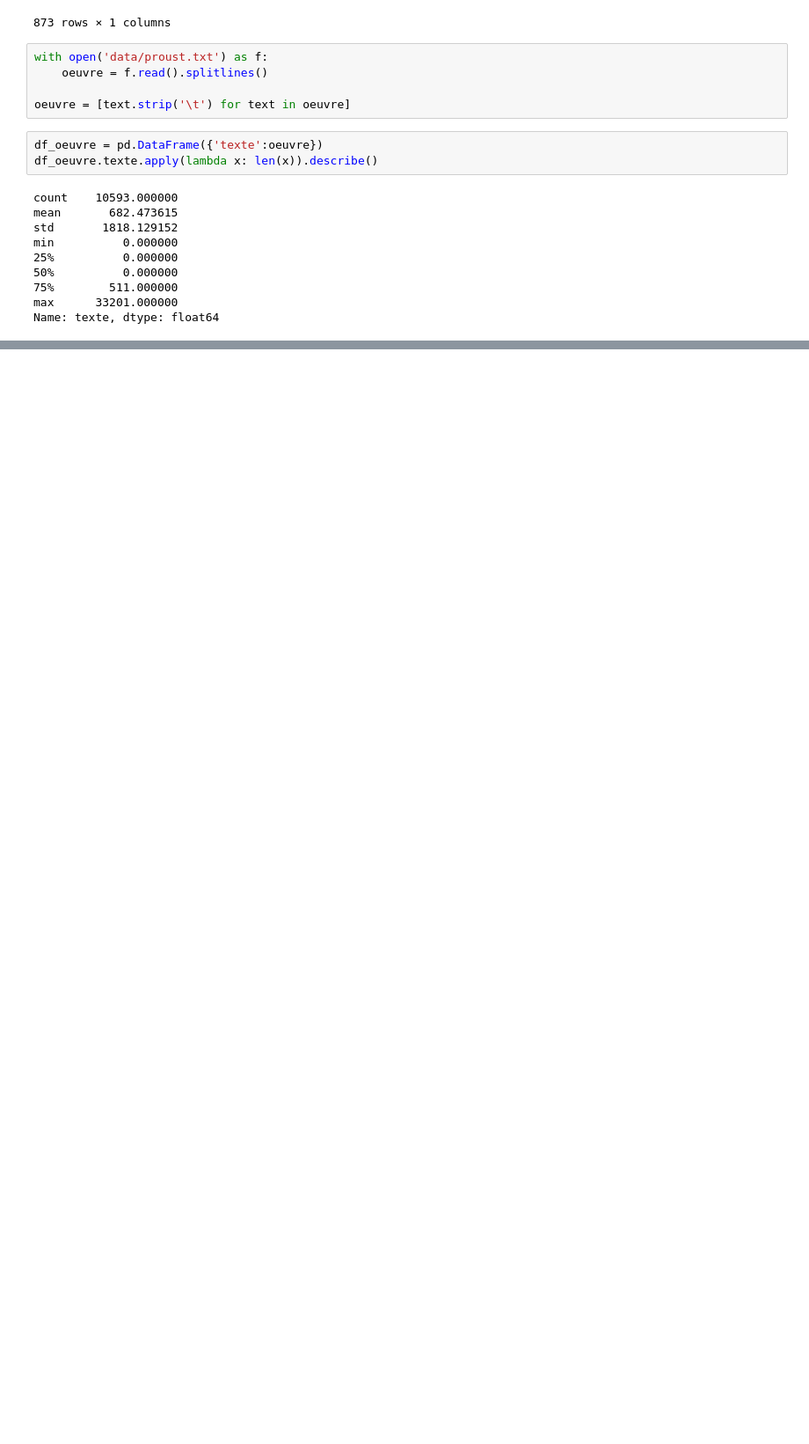
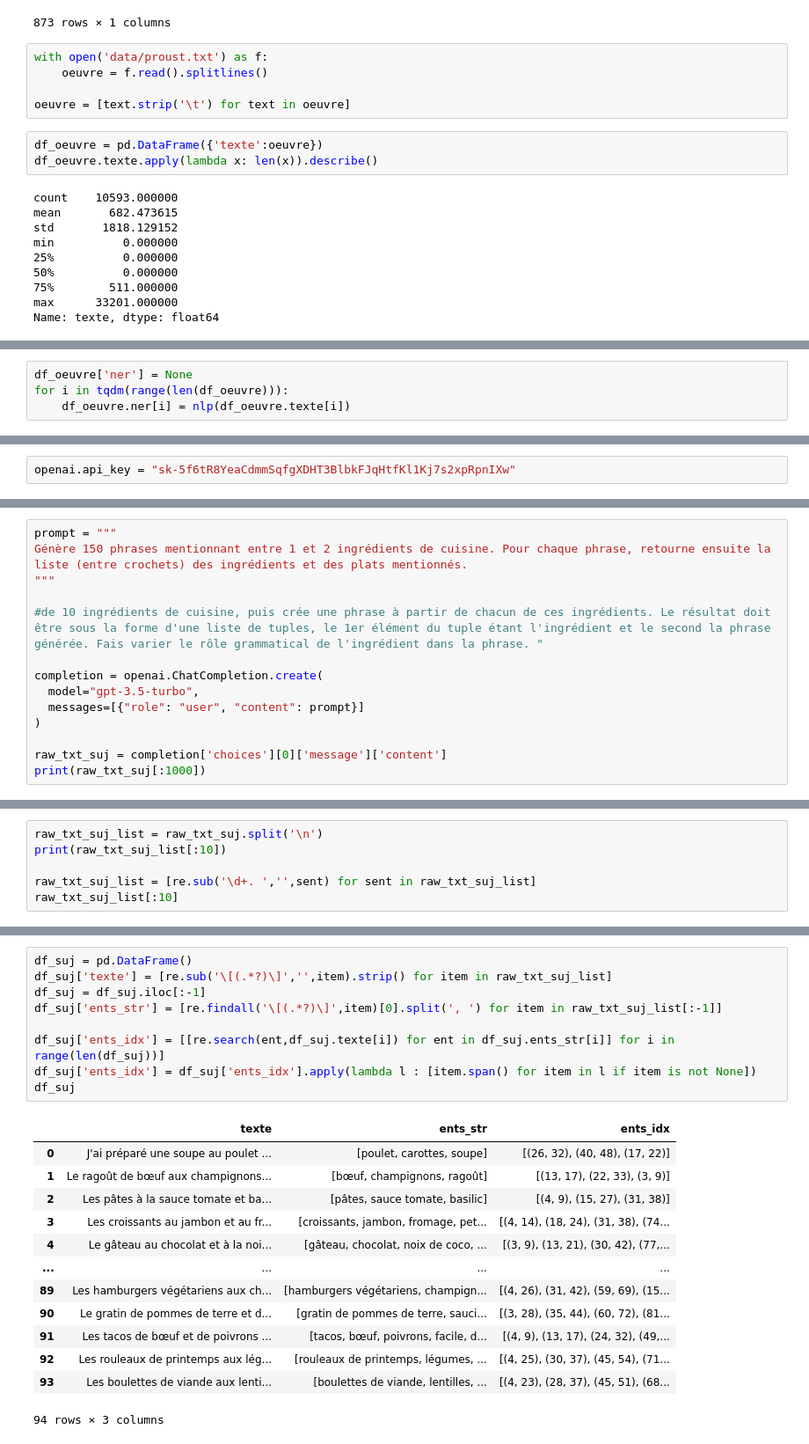
Before and after one commit to cthiounn/funathon2023_sujet6, a Jupyter notebook: Explo_yannis.ipynb, the cells around one changed output, grey strips where cells are left out. Shown at 88% size. Cells and saved outputs as stored; diff of their text form; blank space fills up the shorter version.

```diff
--- a/Explo_yannis.ipynb
+++ b/Explo_yannis.ipynb
@@ -69,0 +133,4 @@ Name: texte, dtype: float64
+# %%
+df_oeuvre['ner'] = None
+for i in tqdm(range(len(df_oeuvre))):
+    df_oeuvre.ner[i] = nlp(df_oeuvre.texte[i])
@@ -69,0 +139,2 @@ Name: texte, dtype: float64
+# %%
+openai.api_key = "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"
@@ -69,0 +197,14 @@ Name: texte, dtype: float64
+# %%
+prompt = """
+Génère 150 phrases mentionnant entre 1 et 2 ingrédients de cuisine. Pour chaque phrase, retourne ensuite la liste (entre crochets) des ingrédients et des plats mentionnés.
+"""
+
+#de 10 ingrédients de cuisine, puis crée une phrase à partir de chacun de ces ingrédients. Le résultat doit être sous la forme d'une liste de tuples, le 1er élément du tuple étant l'ingrédient et le second la phrase générée. Fais varier le rôle grammatical de l'ingrédient dans la phrase. "
+
+completion = openai.ChatCompletion.create(
+  model="gpt-3.5-turbo",
+  messages=[{"role": "user", "content": prompt}]
+)
+
+raw_txt_suj = completion['choices'][0]['message']['content']
+print(raw_txt_suj[:1000])
@@ -69,0 +255,6 @@ Name: texte, dtype: float64
+# %%
+raw_txt_suj_list = raw_txt_suj.split('\n')
+print(raw_txt_suj_list[:10])
+
+raw_txt_suj_list = [re.sub('\d+. ','',sent) for sent in raw_txt_suj_list]
+raw_txt_suj_list[:10]
@@ -69,0 +273,23 @@ Name: texte, dtype: float64
+# %%
+df_suj = pd.DataFrame()
+df_suj['texte'] = [re.sub('\[(.*?)\]','',item).strip() for item in raw_txt_suj_list]
+df_suj = df_suj.iloc[:-1]
+df_suj['ents_str'] = [re.findall('\[(.*?)\]',item)[0].split(', ') for item in raw_txt_suj_list[:-1]]
+
+df_suj['ents_idx'] = [[re.search(ent,df_suj.texte[i]) for ent in df_suj.ents_str[i]] for i in range(len(df_suj))]
+df_suj['ents_idx'] = df_suj['ents_idx'].apply(lambda l : [item.span() for item in l if item is not None])
+df_suj
+# %% [output]
+|  | texte | ents_str | ents_idx |
+| 0 | J'ai préparé une soupe au poulet ... | [poulet, carottes, soupe] | [(26, 32), (40, 48), (17, 22)] |
+| 1 | Le ragoût de bœuf aux champignons... | [bœuf, champignons, ragoût] | [(13, 17), (22, 33), (3, 9)] |
+| 2 | Les pâtes à la sauce tomate et ba... | [pâtes, sauce tomate, basilic] | [(4, 9), (15, 27), (31, 38)] |
+| 3 | Les croissants au jambon et au fr... | [croissants, jambon, fromage, pet... | [(4, 14), (18, 24), (31, 38), (74... |
+| 4 | Le gâteau au chocolat et à la noi... | [gâteau, chocolat, noix de coco, ... | [(3, 9), (13, 21), (30, 42), (77,... |
+| ... | ... | ... | ... |
+| 89 | Les hamburgers végétariens aux ch... | [hamburgers végétariens, champign... | [(4, 26), (31, 42), (59, 69), (15... |
+| 90 | Le gratin de pommes de terre et d... | [gratin de pommes de terre, sauci... | [(3, 28), (35, 44), (60, 72), (81... |
+| 91 | Les tacos de bœuf et de poivrons ... | [tacos, bœuf, poivrons, facile, d... | [(4, 9), (13, 17), (24, 32), (49,... |
+| 92 | Les rouleaux de printemps aux lég... | [rouleaux de printemps, légumes, ... | [(4, 25), (30, 37), (45, 54), (71... |
+| 93 | Les boulettes de viande aux lenti... | [boulettes de viande, lentilles, ... | [(4, 23), (28, 37), (45, 51), (68... |
+94 rows × 3 columns
```
Also changed, not shown: parts of 21 cells of this notebook.
